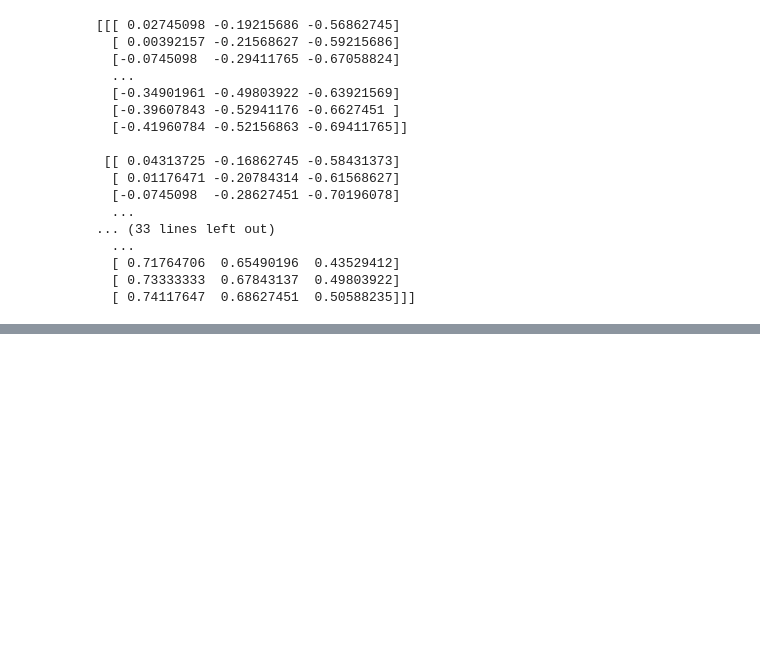
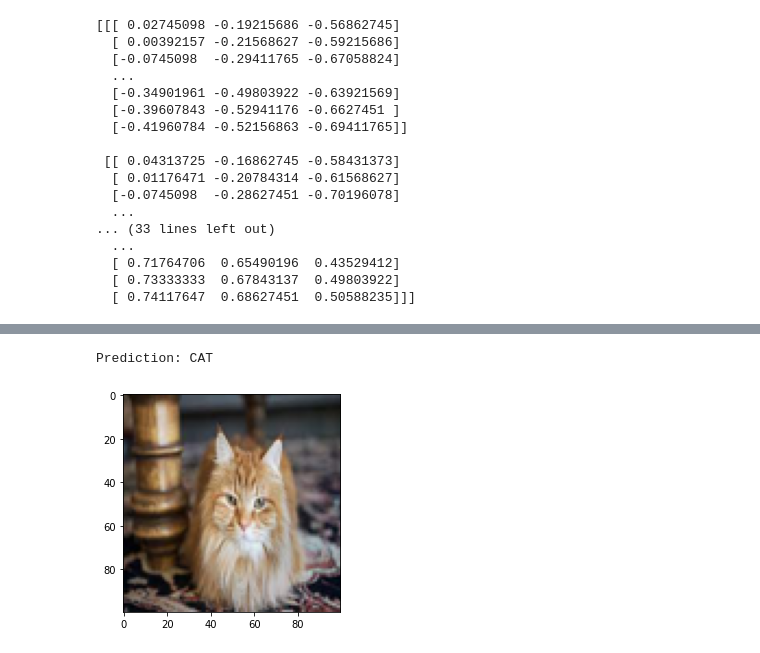
Before and after one commit to tcruz88/CNN_project, a Jupyter notebook: CNN.ipynb, the cells around one changed output, grey strips where cells are left out. Saved outputs shown, nothing was run; the diff lists cells and outputs as text; code cells hidden in the pictures; blank space fills up the shorter version.

```diff
--- a/CNN.ipynb
+++ b/CNN.ipynb
@@ -231,0 +272,25 @@ Prediction: CAT
+# %%
+model = load_model('catdog_CNN.h5')
+
+def prediction(image_path):
+  img_loaded = Image.open(image_path)
+  img_resized = Image.Image.resize(img_loaded, (100,100))
+  img = np.array(img_resized)
+  img = img.reshape(1,100,100,3) # (n number of images, h, w, rgb)
+  prediction = model.predict_classes(img)
+  if prediction == 0:
+    print('Prediction: CAT')
+  elif prediction == 1:
+    print('Prediction: DOG')
+  else:
+    print('Prediction: Error')
+  plt.imshow(img_resized)
+  plt.show
+
+prediction('cat_sample.jpg')
+# Cat: 0 - 3999
+# Dog: 4000 - 7999
+# Pedestrian = cat or 0, Road = dog or 1
+# %% [output]
+Prediction: CAT
+[figure, added]
```
Also changed, not shown: parts of 11 cells of this notebook.
